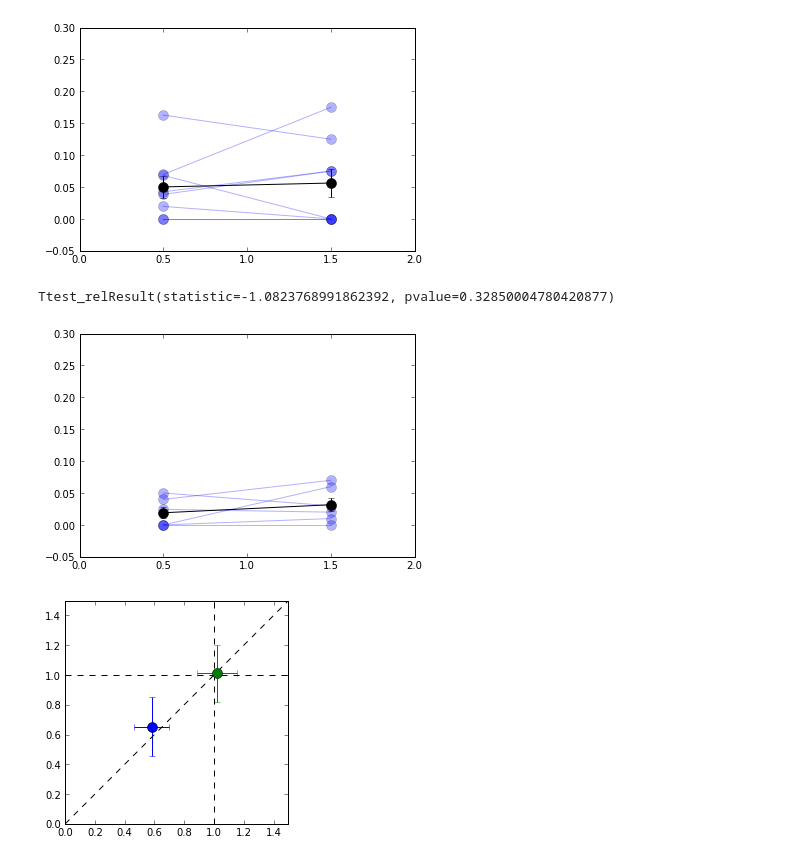
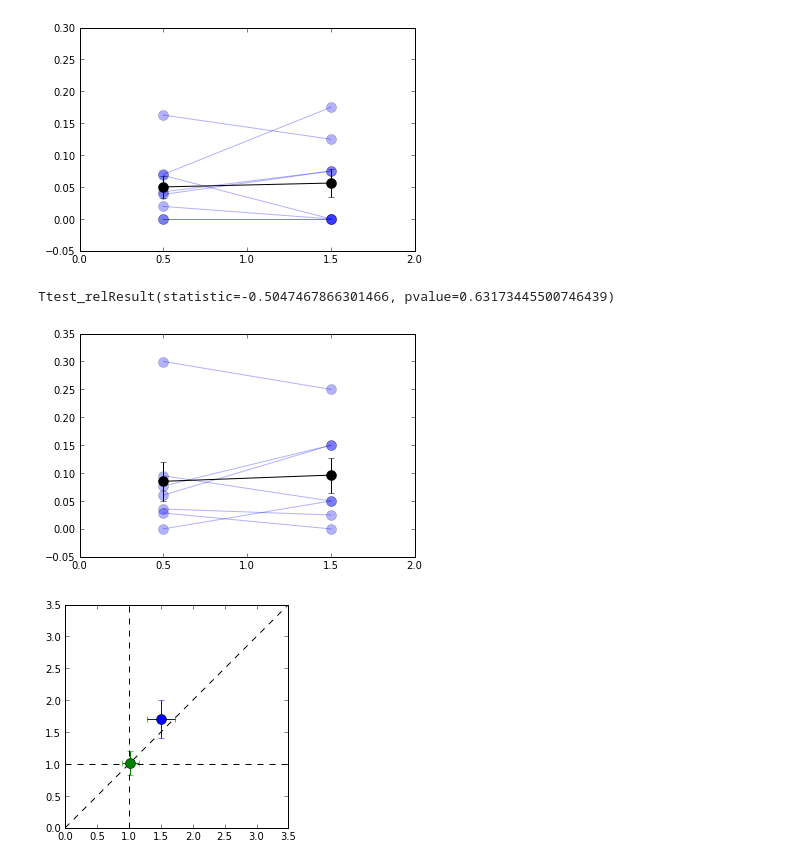
Before and after one commit to ShuangLiBCM/Patch_data_ana, a Jupyter notebook: Notebooks/Figure_asso_EI_all.ipynb, the cells around one changed output. Cells and saved outputs as stored; diff of their text form; code cells hidden in the pictures.

```diff
--- a/Notebooks/Figure_asso_EI_all.ipynb
+++ b/Notebooks/Figure_asso_EI_all.ipynb
@@ -21,7 +18,6 @@ The autoreload extension is already loaded. To reload it, use:
 # %%
 asso2 = pd.read_pickle('/data/ana_asso_2Hz_reci')
-asso50 = pd.read_pickle('/data/ana_asso_50Hz_reci')
-asso50_uni = pd.read_pickle('/data/ana_asso_50Hz_uni')
+asso50 = pd.read_pickle('/data/ana_am_asso_2')
 # %%
 asso2
 # %% [output]
@@ -194,32 +175,32 @@ for i, j in zip(mean_fail_bef, mean_fail_aft):
 plt.errorbar([0.5,1.5], [mean_fail_ave_bef, mean_fail_ave_aft], [mean_fail_std_bef, mean_fail_std_aft], fmt='k-o', markersize=10)
 
 plt.xlim([0,2])
-plt.ylim([-0.05,0.3])
+plt.ylim([-0.05,0.35])
 
 with PdfPages('/data/Figure4_6.pdf') as pdf:
     pdf.savefig()
 # %% [output]
-Ttest_relResult(statistic=-1.0823768991862392, pvalue=0.32850004780420877)
+Ttest_relResult(statistic=-0.5047467866301466, pvalue=0.63173445500746439)
-[figure, old version]
+[figure, new version]
 # %%
 # CV analysis
 r_50, pi_50 = patch_pip.cv_analysis(asso50, bef_len=10, aft_len=100)
-r_50.pop(2)
-pi_50.pop(2)
+r_50.pop(0)
+pi_50.pop(0)
 
 plt.errorbar(np.mean(pi_50), np.mean(r_50), np.std(r_50)/np.sqrt(len(r_50)), np.std(pi_50)/np.sqrt(len(pi_50)),  'o', markersize=10)
 
 # CV analysis
 r_2, pi_2 = patch_pip.cv_analysis(asso2, bef_len=20, aft_len=100)
 plt.errorbar(np.mean(pi_2), np.mean(r_2), np.std(r_2)/np.sqrt(len(r_2)), np.std(pi_2)/np.sqrt(len(pi_2)),  'o', markersize=10)
 
 plt.plot(np.arange(0, 4, 0.5),np.arange(0, 4, 0.5), 'k--')
 plt.plot(np.arange(0, 4, 0.5), np.ones(8),'k--')
 plt.plot(np.ones(8),np.arange(0, 4, 0.5),'k--')
-plt.xlim([0, 1.5])
-plt.ylim([0, 1.5])
+# plt.xlim([0, 1.5])
+# plt.ylim([0, 1.5])
 plt.axes().set_aspect('equal')
 with PdfPages('/data/Figure4_7.pdf') as pdf:
     pdf.savefig()
 # %% [output]
-[figure, old version]
+[figure, new version]
```
Also changed, not shown: parts of 9 cells of this notebook, 10 other files.
